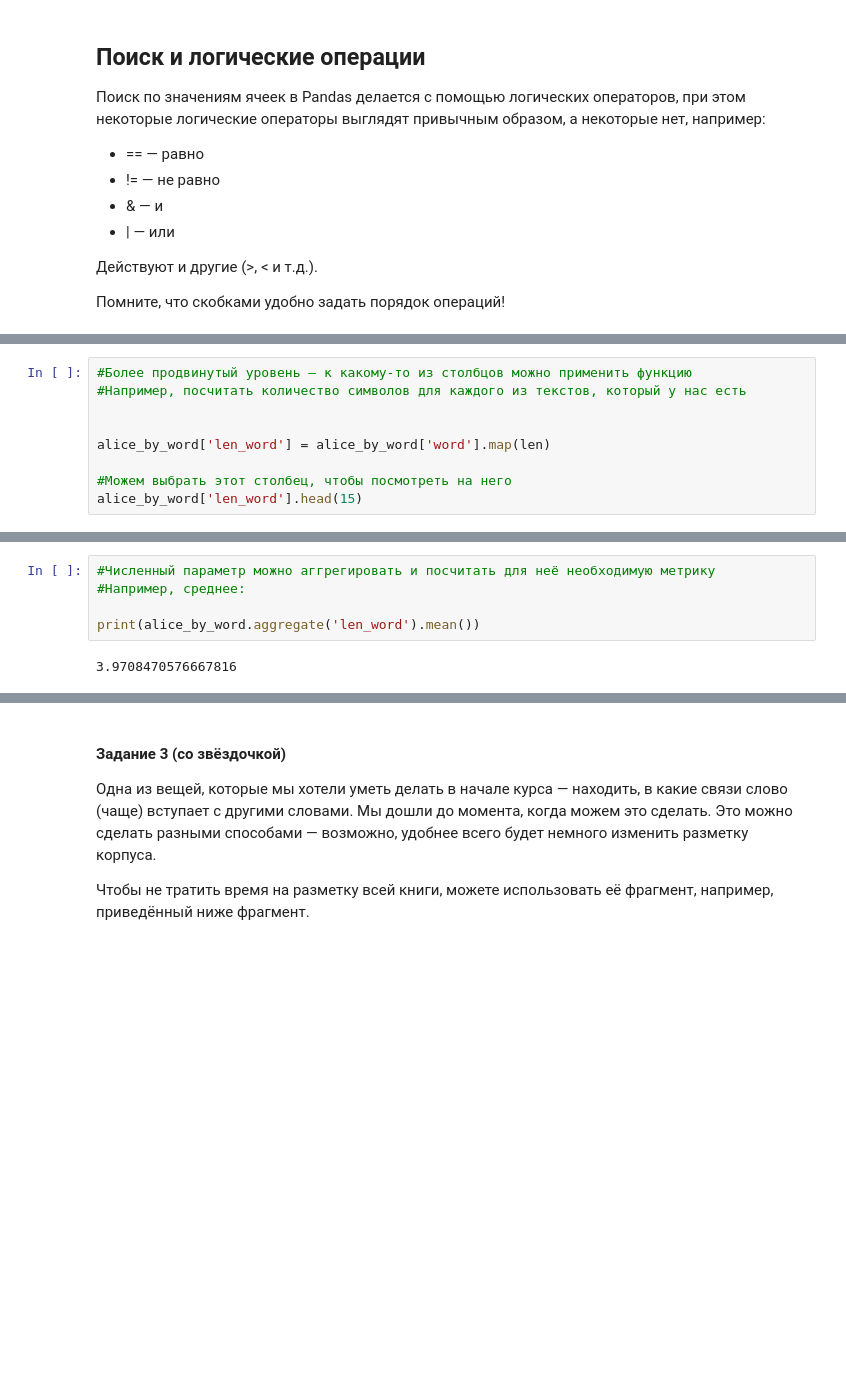
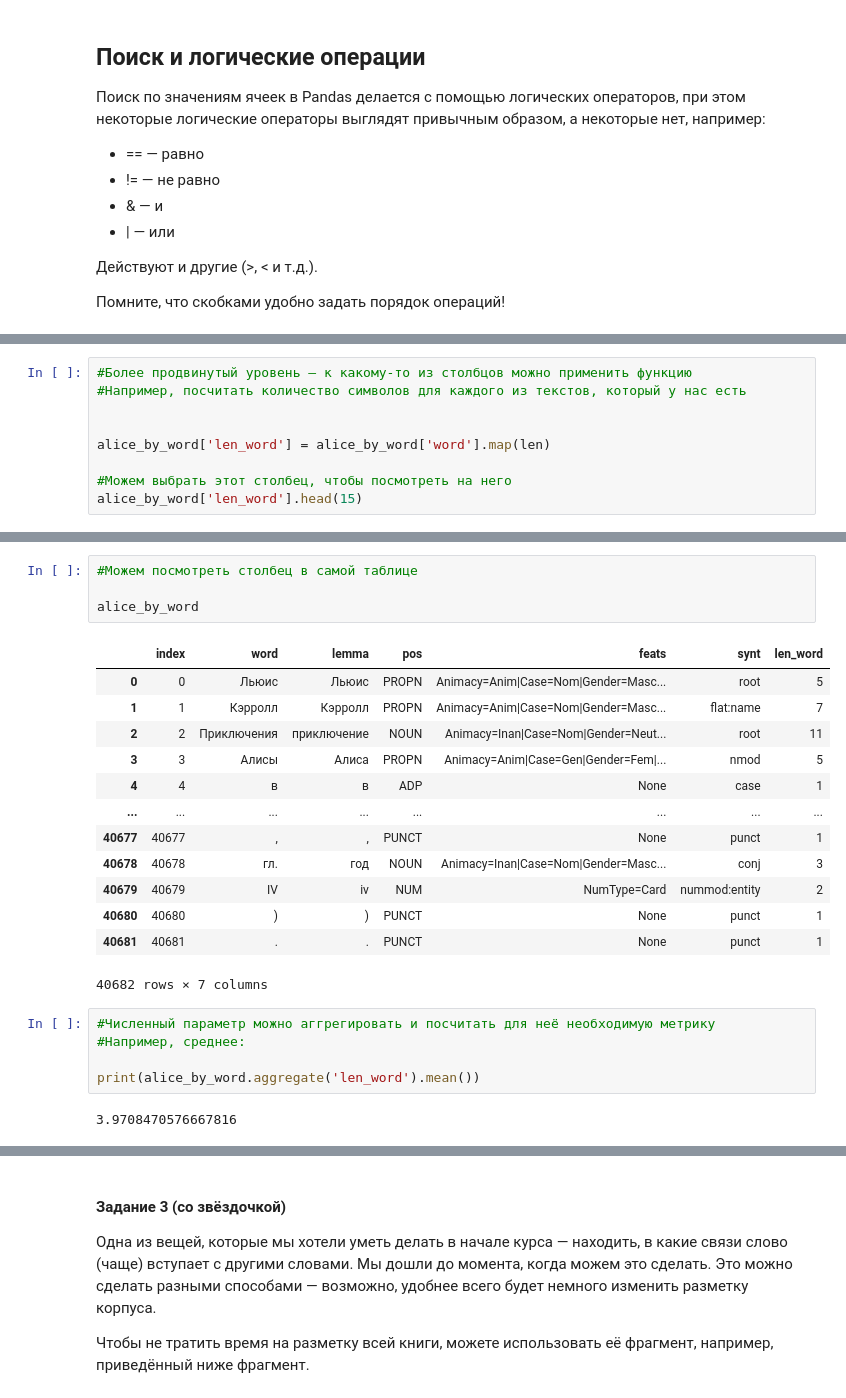
Before and after one commit to alekseyst/text_analysis_2025, a Jupyter notebook: Practical_4/Practical_4_CreatingCorpus.ipynb, the cells around one changed output, grey strips where cells are left out. Drawn from its saved outputs; the diff is of its cells as text; blank space fills up the shorter version.

```diff
--- a/Practical_4/Practical_4_CreatingCorpus.ipynb
+++ b/Practical_4/Practical_4_CreatingCorpus.ipynb
@@ -351,8 +392,8 @@ aliсe_by_word[(aliсe_by_word['lemma'] == 'день') &
 #Например, посчитать количество символов для каждого из текстов, который у нас есть
 
 
-aliсe_by_word['len_word'] = aliсe_by_word['word'].map(len)
+alice_by_word['len_word'] = alice_by_word['word'].map(len)
 
 #Можем выбрать этот столбец, чтобы посмотреть на него
-aliсe_by_word['len_word'].head(15)
+alice_by_word['len_word'].head(15)
 # %% [output]
@@ -375,8 +417,26 @@ Name: len_word, dtype: int64
+# %%
+#Можем посмотреть столбец в самой таблице
+
+alice_by_word
+# %% [output]
+|  | index | word | lemma | pos | feats | synt | len_word |
+| 0 | 0 | Льюис | Льюис | PROPN | Animacy=Anim|Case=Nom|Gender=Masc... | root | 5 |
+| 1 | 1 | Кэрролл | Кэрролл | PROPN | Animacy=Anim|Case=Nom|Gender=Masc... | flat:name | 7 |
+| 2 | 2 | Приключения | приключение | NOUN | Animacy=Inan|Case=Nom|Gender=Neut... | root | 11 |
+| 3 | 3 | Алисы | Алиса | PROPN | Animacy=Anim|Case=Gen|Gender=Fem|... | nmod | 5 |
+| 4 | 4 | в | в | ADP | None | case | 1 |
+| ... | ... | ... | ... | ... | ... | ... | ... |
+| 40677 | 40677 | , | , | PUNCT | None | punct | 1 |
+| 40678 | 40678 | гл. | год | NOUN | Animacy=Inan|Case=Nom|Gender=Masc... | conj | 3 |
+| 40679 | 40679 | IV | iv | NUM | NumType=Card | nummod:entity | 2 |
+| 40680 | 40680 | ) | ) | PUNCT | None | punct | 1 |
+| 40681 | 40681 | . | . | PUNCT | None | punct | 1 |
+40682 rows × 7 columns
 # %%
 #Численный параметр можно аггрегировать и посчитать для неё необходимую метрику
 #Например, среднее:
 
-print(aliсe_by_word.aggregate('len_word').mean())
+print(alice_by_word.aggregate('len_word').mean())
 # %% [output]
 3.9708470576667816
 # %%
```
Also changed, not shown: parts of 29 cells of this notebook, 1 other file.
